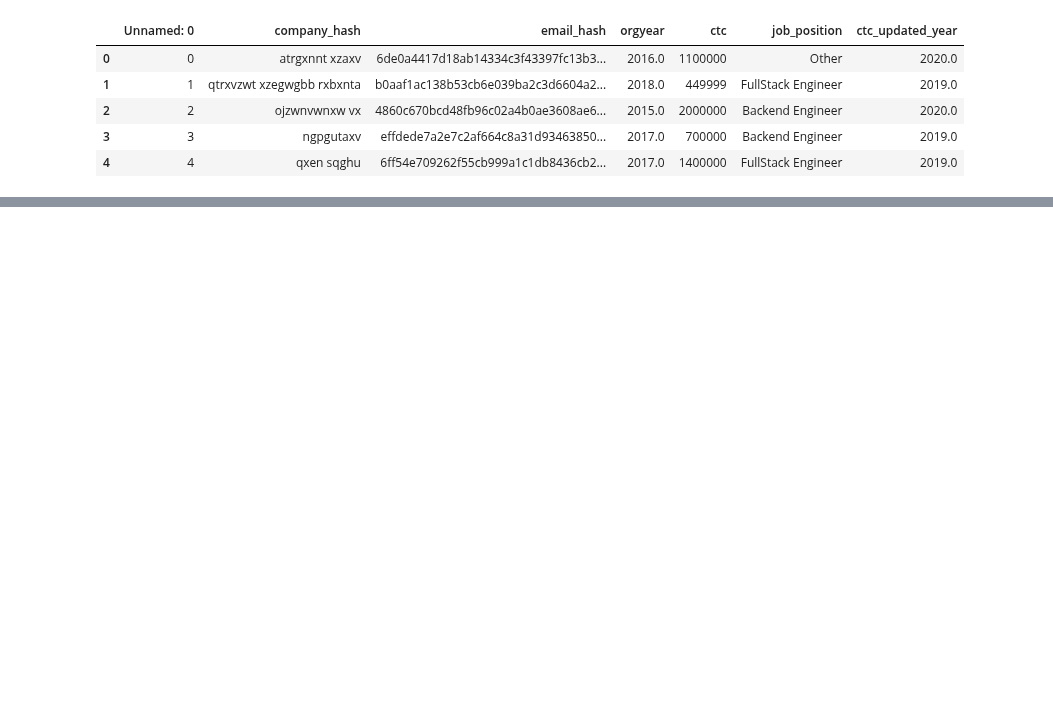
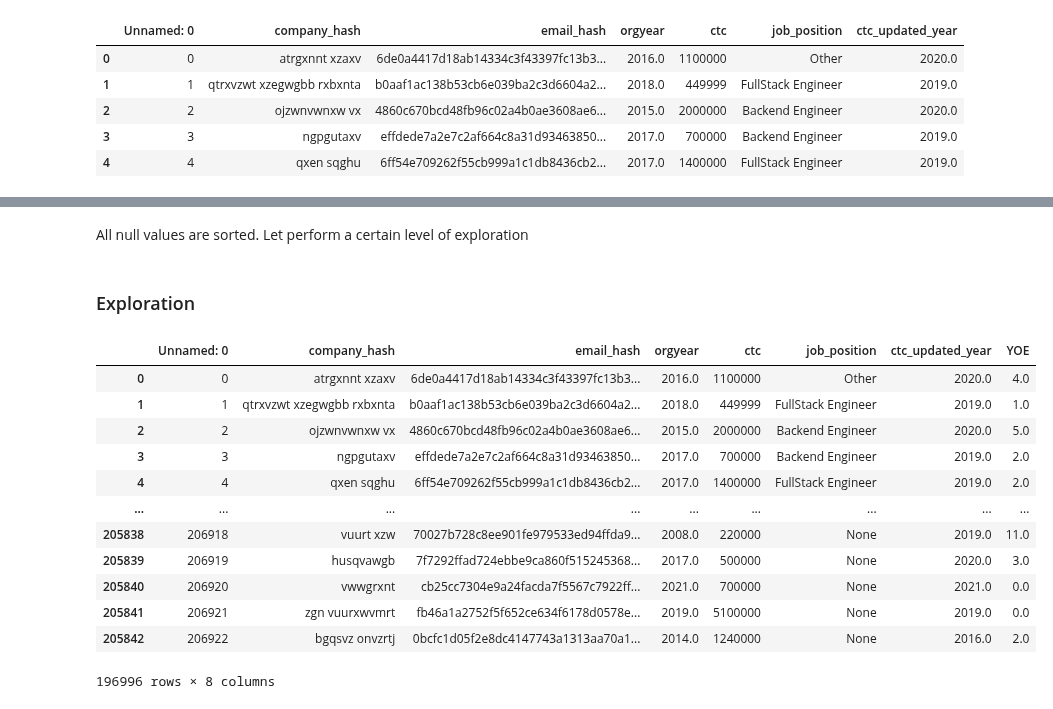
Before and after one commit to anidec25/Linear-Regression, a Jupyter notebook: clustering/scalar.ipynb, the cells around one changed output, grey strips where cells are left out. Saved outputs shown, nothing was run; the diff lists cells and outputs as text; code cells hidden in the pictures; blank space fills up the shorter version.

```diff
--- a/clustering/scalar.ipynb
+++ b/clustering/scalar.ipynb
@@ -318,0 +294,2 @@ y = 2
+# %%
+df['company_hash'].fillna('Others',inplace=True)
@@ -318,0 +380,5 @@ y = 2
+# %%
+from sklearn.impute import KNNImputer
+
+imputer = KNNImputer(n_neighbors=2)
+df['orgyear'] = imputer.fit_transform(np.array(df['orgyear']).reshape(-1,1))
@@ -318,0 +411,25 @@ y = 2
+# %% [markdown]
+All null values are sorted. Let perform a certain level of exploration
+# %% [markdown]
+### Exploration
+# %%
+df['ctc_updated_year'] = df['ctc_updated_year'].astype('int64')
+# %%
+df['YOE'] = df['ctc_updated_year'] - df['orgyear']
+# %%
+#Filtering out rows where YOE is negative i.e. Employee got CTC update  before joining the Organization
+df[~(df['YOE'] < 0)]
+# %% [output]
+|  | Unnamed: 0 | company_hash | email_hash | orgyear | ctc | job_position | ctc_updated_year | YOE |
+| 0 | 0 | atrgxnnt xzaxv | 6de0a4417d18ab14334c3f43397fc13b3... | 2016.0 | 1100000 | Other | 2020.0 | 4.0 |
+| 1 | 1 | qtrxvzwt xzegwgbb rxbxnta | b0aaf1ac138b53cb6e039ba2c3d6604a2... | 2018.0 | 449999 | FullStack Engineer | 2019.0 | 1.0 |
+| 2 | 2 | ojzwnvwnxw vx | 4860c670bcd48fb96c02a4b0ae3608ae6... | 2015.0 | 2000000 | Backend Engineer | 2020.0 | 5.0 |
+| 3 | 3 | ngpgutaxv | effdede7a2e7c2af664c8a31d93463850... | 2017.0 | 700000 | Backend Engineer | 2019.0 | 2.0 |
+| 4 | 4 | qxen sqghu | 6ff54e709262f55cb999a1c1db8436cb2... | 2017.0 | 1400000 | FullStack Engineer | 2019.0 | 2.0 |
+| ... | ... | ... | ... | ... | ... | ... | ... | ... |
+| 205838 | 206918 | vuurt xzw | 70027b728c8ee901fe979533ed94ffda9... | 2008.0 | 220000 | None | 2019.0 | 11.0 |
+| 205839 | 206919 | husqvawgb | 7f7292ffad724ebbe9ca860f515245368... | 2017.0 | 500000 | None | 2020.0 | 3.0 |
+| 205840 | 206920 | vwwgrxnt | cb25cc7304e9a24facda7f5567c7922ff... | 2021.0 | 700000 | None | 2021.0 | 0.0 |
+| 205841 | 206921 | zgn vuurxwvmrt | fb46a1a2752f5f652ce634f6178d0578e... | 2019.0 | 5100000 | None | 2019.0 | 0.0 |
+| 205842 | 206922 | bgqsvz onvzrtj | 0bcfc1d05f2e8dc4147743a1313aa70a1... | 2014.0 | 1240000 | None | 2016.0 | 2.0 |
+196996 rows × 8 columns
```
Also changed, not shown: parts of 74 cells of this notebook.
